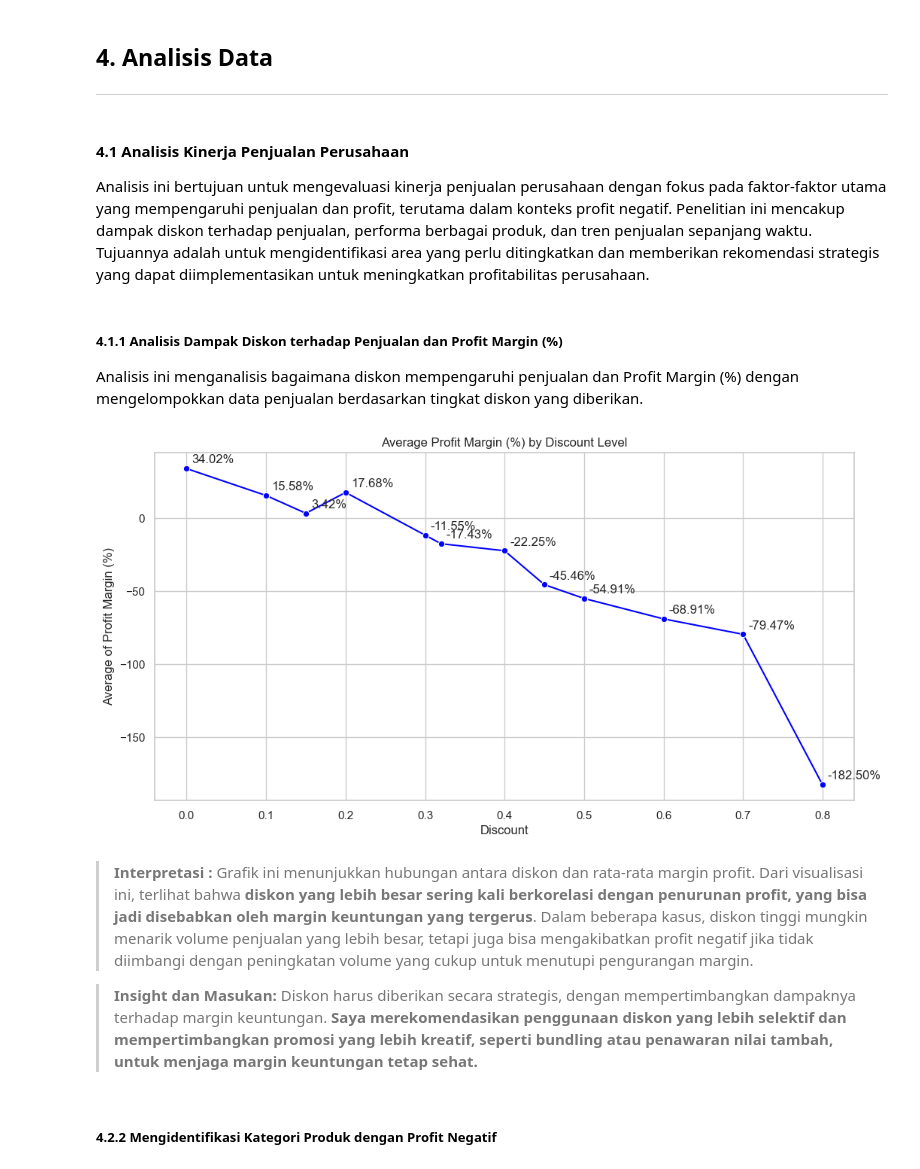
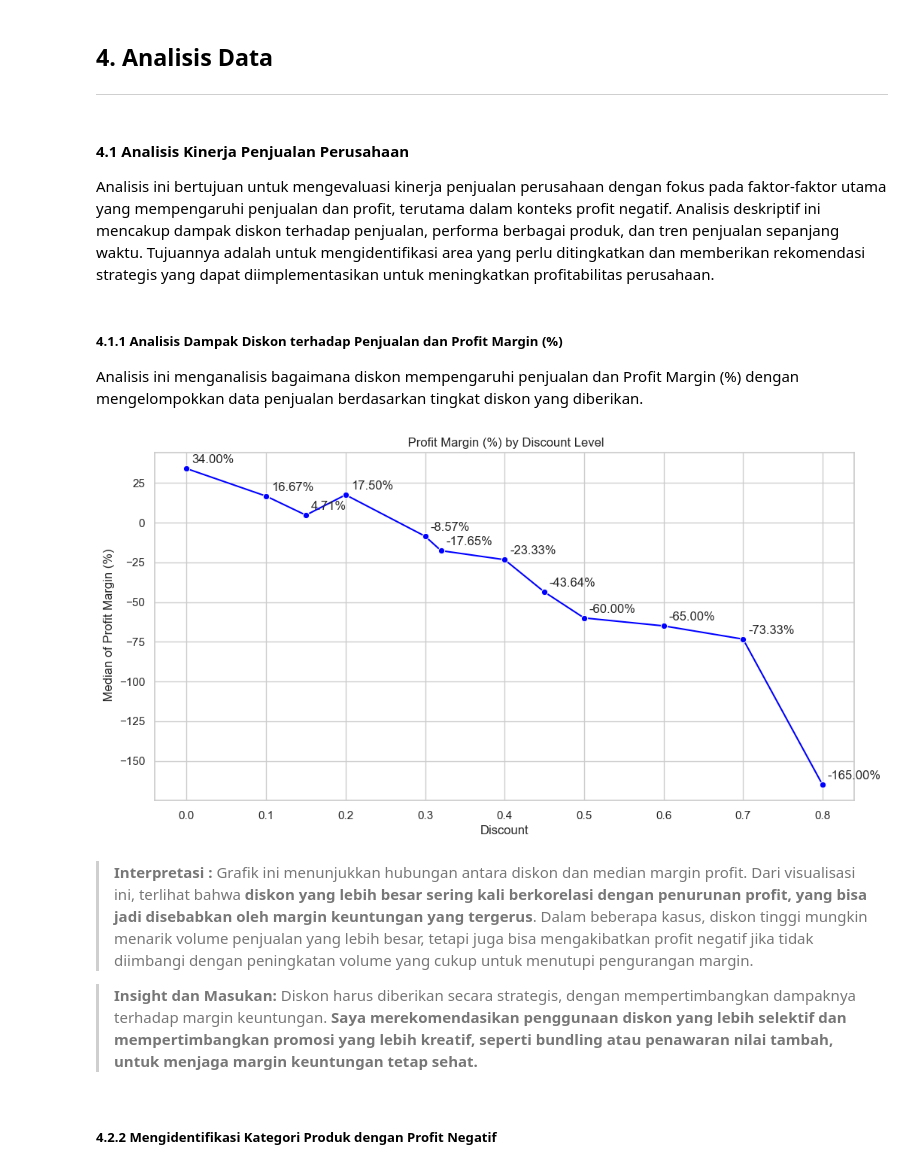
Before and after one commit to MRahmatHS/Capstone2_JCDS2504, a Jupyter notebook: Capstone II project Rahmat.ipynb, the cells around one changed output. Drawn from its saved outputs; the diff is of its cells as text; code cells hidden in the pictures.

```diff
--- a/Capstone II project Rahmat.ipynb
+++ b/Capstone II project Rahmat.ipynb
@@ -643,31 +632,31 @@ df.to_excel('SaaS-Sales-Data-After-Cleaned.xlsx', index=False)
 ---
 # %% [markdown]
 #### **4.1 Analisis Kinerja Penjualan Perusahaan**
-Analisis ini bertujuan untuk mengevaluasi kinerja penjualan perusahaan dengan fokus pada faktor-faktor utama yang mempengaruhi penjualan dan profit, terutama dalam konteks profit negatif. Penelitian ini mencakup dampak diskon terhadap penjualan, performa berbagai produk, dan tren penjualan sepanjang waktu. Tujuannya adalah untuk mengidentifikasi area yang perlu ditingkatkan dan memberikan rekomendasi strategis yang dapat diimplementasikan untuk meningkatkan profitabilitas perusahaan.
+Analisis ini bertujuan untuk mengevaluasi kinerja penjualan perusahaan dengan fokus pada faktor-faktor utama yang mempengaruhi penjualan dan profit, terutama dalam konteks profit negatif. Analisis deskriptif ini mencakup dampak diskon terhadap penjualan, performa berbagai produk, dan tren penjualan sepanjang waktu. Tujuannya adalah untuk mengidentifikasi area yang perlu ditingkatkan dan memberikan rekomendasi strategis yang dapat diimplementasikan untuk meningkatkan profitabilitas perusahaan.
 # %% [markdown]
 ##### **4.1.1 Analisis Dampak Diskon terhadap Penjualan dan Profit Margin (%)**
 Analisis ini menganalisis bagaimana diskon mempengaruhi penjualan dan Profit Margin (%) dengan mengelompokkan data penjualan berdasarkan tingkat diskon yang diberikan.
 # %%
 # Rata-rata profit berdasarkan diskon
-average_profit_by_discount = df.groupby('Discount')['Profit Margin (%)'].mean()
+average_profit_by_discount = df.groupby('Discount')['Profit Margin (%)'].median()
 
 # Visualisasi
 plt.figure(figsize=(12, 6))
 ax = sns.lineplot(x=average_profit_by_discount.index, y=average_profit_by_discount.values, marker='o', color='blue')
 
 # Menambahkan anotasi pada setiap titik
 for x, y in zip(average_profit_by_discount.index, average_profit_by_discount.values):
     ax.annotate(f'{y:.2f}%', xy=(x, y), xytext=(5, 5), textcoords='offset points')
 
-plt.title('Average Profit Margin (%) by Discount Level')
+plt.title(' Profit Margin (%) by Discount Level')
 plt.xlabel('Discount')
-plt.ylabel('Average of Profit Margin (%)')
+plt.ylabel(' Median of Profit Margin (%)')
 plt.grid(True)
 plt.show()
 # %% [output]
-[figure, old version]
+[figure, new version]
 # %% [markdown]
->**Interpretasi :** Grafik ini menunjukkan hubungan antara diskon dan rata-rata margin profit. Dari visualisasi ini, terlihat bahwa **diskon yang lebih besar sering kali berkorelasi dengan penurunan profit, yang bisa jadi disebabkan oleh margin keuntungan yang tergerus**. Dalam beberapa kasus, diskon tinggi mungkin menarik volume penjualan yang lebih besar, tetapi juga bisa mengakibatkan profit negatif jika tidak diimbangi dengan peningkatan volume yang cukup untuk menutupi pengurangan margin.
+>**Interpretasi :** Grafik ini menunjukkan hubungan antara diskon dan median margin profit. Dari visualisasi ini, terlihat bahwa **diskon yang lebih besar sering kali berkorelasi dengan penurunan profit, yang bisa jadi disebabkan oleh margin keuntungan yang tergerus**. Dalam beberapa kasus, diskon tinggi mungkin menarik volume penjualan yang lebih besar, tetapi juga bisa mengakibatkan profit negatif jika tidak diimbangi dengan peningkatan volume yang cukup untuk menutupi pengurangan margin.
 
 >**Insight dan Masukan:** Diskon harus diberikan secara strategis, dengan mempertimbangkan dampaknya terhadap margin keuntungan. **Saya merekomendasikan penggunaan diskon yang lebih selektif dan mempertimbangkan promosi yang lebih kreatif, seperti bundling atau penawaran nilai tambah, untuk menjaga margin keuntungan tetap sehat.**
 # %% [markdown]
```
Also changed, not shown: parts of 26 cells of this notebook, 1 other file.
